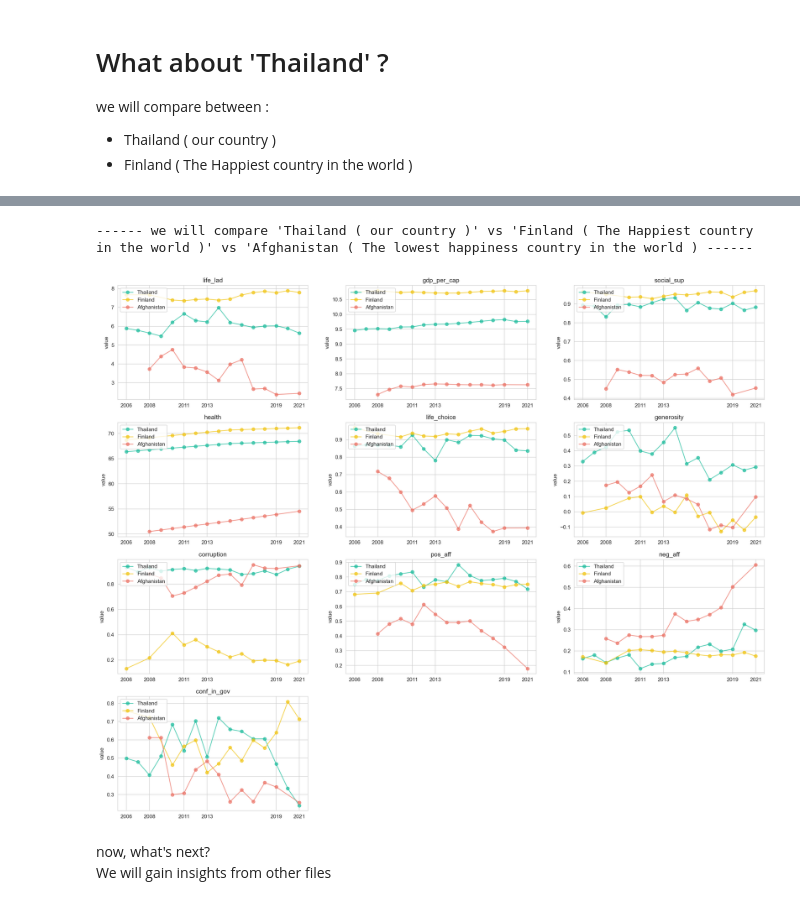
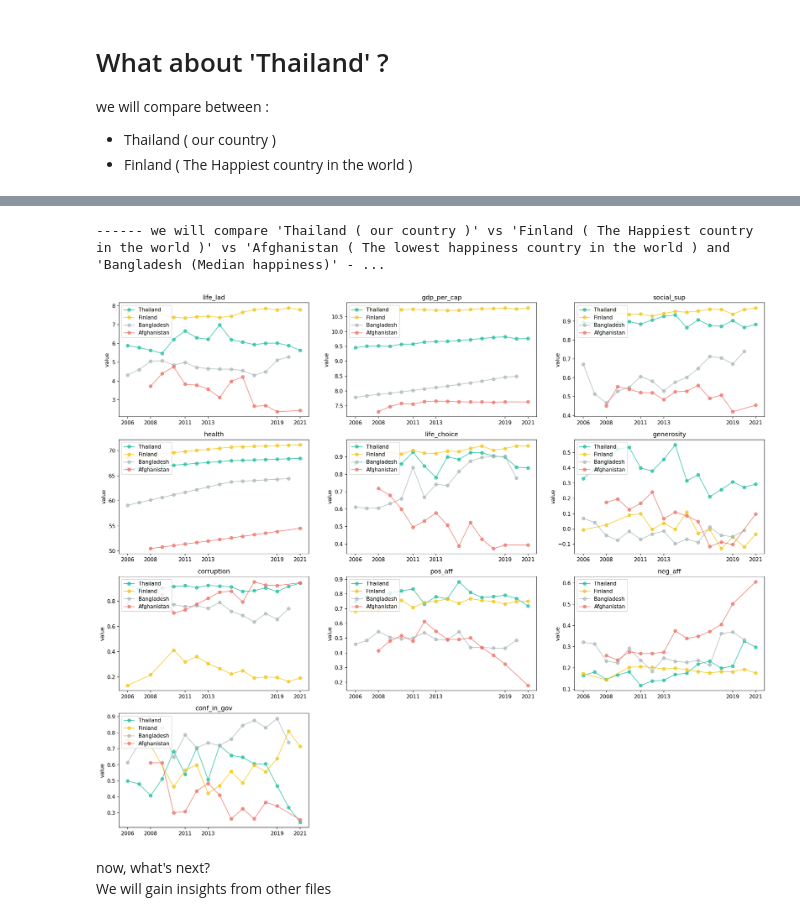
Before and after one commit to HikariJadeEmpire/TH_WLRD_Happiness_Project, a Jupyter notebook: WH_CodeSpace.ipynb, the cells around one changed output, grey strips where cells are left out. Saved outputs shown, nothing was run; the diff lists cells and outputs as text; code cells hidden in the pictures.

```diff
--- a/WH_CodeSpace.ipynb
+++ b/WH_CodeSpace.ipynb
@@ -245,8 +245,8 @@ for i,j in enumerate(define) :
         plt.xticks([0,1,2,3,4,5,6,7,8,9],rotation=90 )
         plt.ylabel("value")
         plt.legend(loc="lower right",borderaxespad=1 )
-        plt.yticks([-1.5,-1,-0.5,0,0.5,1,1.5])
-        plt.axhline(y=0, color='#5D6D7E', linestyle='--')
+        plt.yticks([-0.5,0,0.5,1,1.5])
+        plt.axhline(y=0.5, color='#5D6D7E', linestyle='--')
         plt.subplots_adjust( wspace=None, hspace=0.5 )
 # %% [output]
 ------ BEFORE Feature scaling ------
@@ -439,33 +461,35 @@ we will compare between :
 # %%
 # Scope our interest
 
-interest = ['Finland','Denmark','Iceland','Switzerland','Netherlands','Sweden','Thailand','Afghanistan']
+interest = ['Finland','Denmark','Iceland','Switzerland','Netherlands','Sweden','Thailand','Afghanistan','Laos','Bangladesh']
 
 inter_df = df.loc[df['country_name'].isin(interest),:]
 
 th_hp = inter_df.loc[inter_df['country_name']=='Thailand', : ]
 fn_hp = inter_df.loc[inter_df['country_name']=='Finland', : ]
+al_hp = inter_df.loc[inter_df['country_name']=='Bangladesh', : ]
 af_hp = inter_df.loc[inter_df['country_name']=='Afghanistan', : ]
 
 print(f"\n\n{'-'*6} we will compare \'Thailand ( our country )\' vs \'Finland ( The Happiest country in the world )\' vs \
-\'Afghanistan ( The lowest happiness country in the world ) {'-'*6} ")
+\'Afghanistan ( The lowest happiness country in the world ) and \'Bangladesh (Median happiness)\' {'-'*6} ")
 
 # PLOT
 
 plt.style.use('fast')
 
 plt.figure(figsize=(22,18), dpi=150)
 
 for i,j in enumerate(th_hp) :
     if i >1 :
         plt.subplot(4, 3, i-1)
         plt.plot(th_hp['year'], th_hp[j],color='#1ABC9C', marker='o', linestyle='solid', alpha=0.7 ,label="Thailand" )
         plt.plot(fn_hp['year'], fn_hp[j],color='#F1C40F', marker='o', linestyle='solid', alpha=0.7 ,label="Finland" )
+        plt.plot(al_hp['year'], al_hp[j],color='#AAB7B8', marker='o', linestyle='solid', alpha=0.7 ,label="Bangladesh" )
         plt.plot(af_hp['year'], af_hp[j],color='#EC7063', marker='o', linestyle='solid', alpha=0.7 ,label="Afghanistan" )
         plt.title(f"{j}");plt.xticks([0,2,5,7,13,15]);plt.ylabel("value");plt.legend(loc="upper left")
 # %% [output]
------- we will compare 'Thailand ( our country )' vs 'Finland ( The Happiest country in the world )' vs 'Afghanistan ( The lowest happiness country in the world ) ------
+------ we will compare 'Thailand ( our country )' vs 'Finland ( The Happiest country in the world )' vs 'Afghanistan ( The lowest happiness country in the world ) and 'Bangladesh (Median happiness)' - ...
-[figure, old version]
+[figure, new version]
 # %% [markdown]
 now, what's next? <br>
 We will gain insights from other files
```
Also changed, not shown: parts of 3 cells of this notebook.
